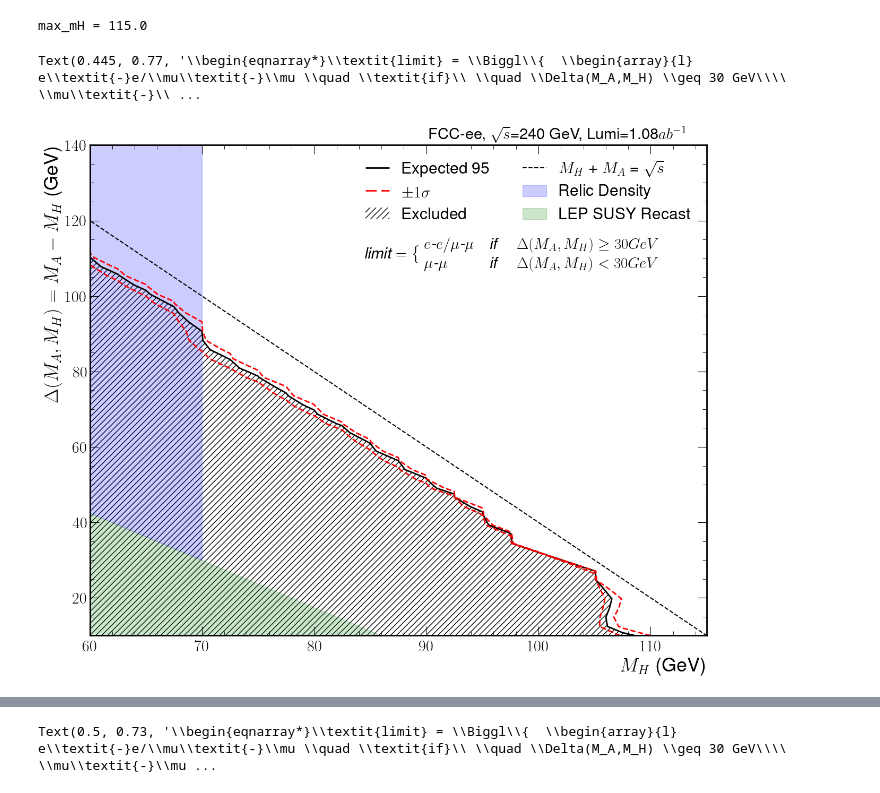
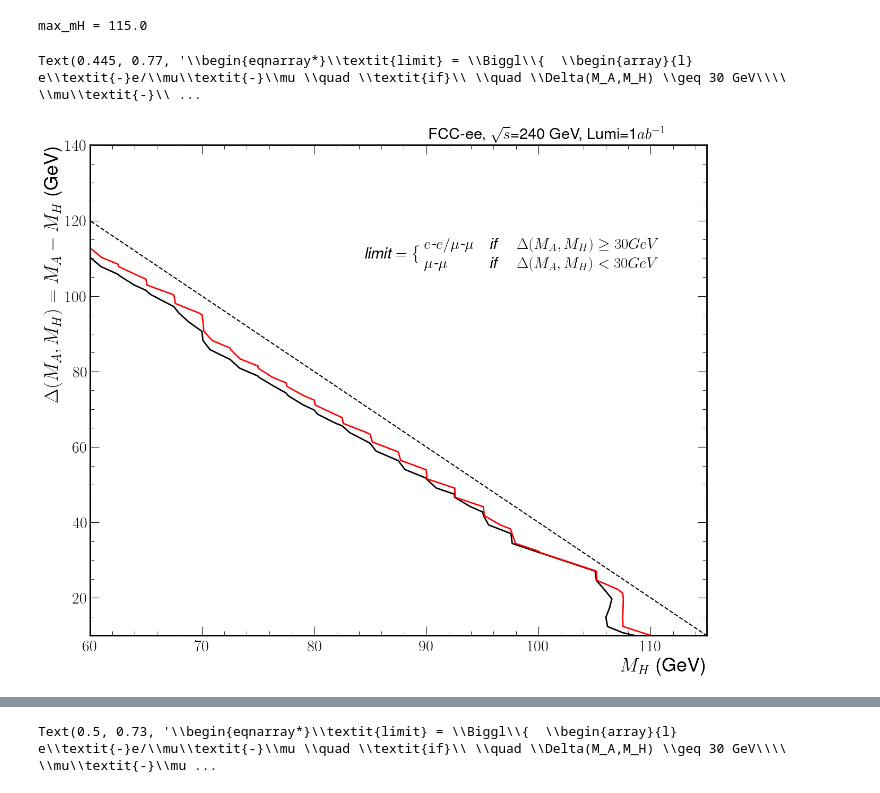
Before and after one commit to Teddy-Curtis/FCC-scan, a Jupyter notebook: fcc_study/post/plots/plotLimits.ipynb, the cells around one changed output, grey strips where cells are left out. Drawn from its saved outputs; the diff is of its cells as text; code cells hidden in the pictures.

```diff
--- a/fcc_study/post/plots/plotLimits.ipynb
+++ b/fcc_study/post/plots/plotLimits.ipynb
@@ -3,7 +3,7 @@ import numpy as np
 import matplotlib.pyplot as plt
 import json
 
-with open(f"/vols/cms/emc21/FCC/FCC-Study/runs/e240_full_run_fixedLumis/run1/combine_grid_space_2.5_scaled0.1/all_limits.json", "r") as f:
+with open(f"/vols/cms/emc21/FCC/FCC-Study/runs/e240NewestData/scenario_1/run1/combine_SecondNoMllBelow30ForElec_noInterp/all_limits.json", "r") as f:
     all_limits = json.load(f)
 # %%
 def fillMissingLimits(limits):
@@ -14,0 +696,15 @@ def fillMissingLimits(limits):
+# %%
+with open(f"/vols/cms/emc21/FCC/FCC-Study/runs/e240NewestData/scenario_1/run1/combine_SecondNoMllBelow30ForElec_noInterp/all_signifs.json", "r") as f:
+    all_sigs = json.load(f)
+
+with open(f"/vols/cms/emc21/FCC/FCC-Study/runs/e240NewestData/scenario_2/run1/combine_SecondNoMllBelow30ForElec_noInterp/all_signifs.json", "r") as f:
+    all_sig_scen2 = json.load(f)
+
+with open(f"/vols/cms/emc21/FCC/FCC-Study/runs/e240NewestData/scenario_3/run1/combine_SecondNoMllBelow30ForElec_noInterp/all_signifs.json", "r") as f:
+    all_sig_scen3 = json.load(f)
+
+
+
+grid, grid_x, grid_y = getSigs(all_sigs, all_ms)
+grid_scen2, grid_x, grid_y = getSigs(all_sig_scen2, all_ms)
+grid_scen3, grid_x, grid_y = getSigs(all_sig_scen3, all_ms)
@@ -72,8 +966,7 @@ for mass_point, limit_dict in all_limits.items():
 
     deltaAH = int(mA - mH)
 
-    row_idx = 100 - deltaAH
-    col_idx = mH - 70
+
     row_idx = len(diff_scan) - np.where(diff_scan == mA - mH)[0][0]
     col_idx = np.where(mHs == mH)[0][0]
 
@@ -201,74 +1168,77 @@ plt.ylim(np.min(diff_scan), ecom - 2 * np.min(mHs))
 con = plt.contour(plot_grid_for_contour, np.array([1]) , colors=['black'], linewidths=[2], extent=extent, origin='upper')
 handles_con, labels = con.legend_elements()
 
-con_filled = plt.contourf(plot_grid_for_contour, np.array([0, 1]), colors=['white', 'white'],
-                hatches = ['///', '//////'], levels=[0, 1], alpha=0.5, extent=extent, origin='upper')
-handles_con_filled, labels_filled = con_filled.legend_elements()
+con_other = plt.contour(plot_grid_other_for_contour, np.array([1]) , colors=['red'], linewidths=[2], extent=extent, origin='upper', linestyle=['--'])
+handles_con_other, labels_other = con_other.legend_elements()
 
-legend_elements = []
-legend_names = []
+# con_filled = plt.contourf(plot_grid_for_contour, np.array([0, 1]), colors=['white', 'white'],
+#                 hatches = ['///', '//////'], levels=[0, 1], alpha=0.5, extent=extent, origin='upper')
+# handles_con_filled, labels_filled = con_filled.legend_elements()
 
-if not skipSigmaBands:
-    con_up = plt.contour(plot_grid_for_up_contour, np.array([1]) , colors=['red'],
-                        linewidths=[2], linestyles=['--'], extent=extent, origin='upper')
-    handles_con_up, labels_con_up = con_up.legend_elements()
+# legend_elements = []
+# legend_names = []
 
-    con_down = plt.contour(plot_grid_for_down_contour, np.array([1]) , colors=['red'],
-                        linewidths=[2], linestyles=['--'], extent=extent, origin='upper')
-    handles_con_down, labels_con_down = con_down.legend_elements()
+# if not skipSigmaBands:
+#     con_up = plt.contour(plot_grid_for_up_contour, np.array([1]) , colors=['red'],
+#                         linewidths=[2], linestyles=['--'], extent=extent, origin='upper')
+#     handles_con_up, labels_con_up = con_up.legend_elements()
 
-    legend_elements += handles_con + handles_con_up + handles_con_filled  + line
-    legend_names += ["Expected 95% CL", "$\pm 1 \sigma$", "Excluded", '$M_H$ + $M_A$ = $\sqrt{s}$']
+#     con_down = plt.contour(plot_grid_for_down_contour, np.array([1]) , colors=['red'],
+#                         linewidths=[2], linestyles=['--'], extent=extent, origin='upper')
+#     handles_con_down, labels_con_down = con_down.legend_elements()
+
+#     legend_elements += handles_con + handles_con_up + handles_con_filled  + line
+#     legend_names += ["Expected 95% CL", "$\pm 1 \sigma$", "Excluded", '$M_H$ + $M_A$ = $\sqrt{s}$']
 
 
-else:
-    legend_elements + handles_con + handles_con_filled  + line
-    legend_names += ["Expected 95% CL", "$\pm 1 \sigma$", "Excluded", '$M_H$ + $M_A$ = $\sqrt{s}$']
+# else:
+#     legend_elements + handles_con + handles_con_filled  + line
+#     legend_names += ["Expected 95% CL", "$\pm 1 \sigma$", "Excluded", '$M_H$ + $M_A$ = $\sqrt{s}$']
 
 
 
 
 
-if plot_excluded:
-    x = np.arange(50, 71, 1)
-    y1 = (-5 / 4) * x + 117.5
-    y2 = 150 * np.ones_like(x)
-    excl_dm = plt.fill_between(x, y1, y2, color='blue', alpha=0.2, label = 'Excluded by DM Observations')
-    #handles_excl_dm, labels_excl_dm = excl_dm.legend_elements()
+# if plot_excluded:
+#     x = np.arange(50, 71, 1)
+#     y1 = (-5 / 4) * x + 117.5
+#     y2 = 150 * np.ones_like(x)
+#     excl_dm = plt.fill_between(x, y1, y2, color='blue', alpha=0.2, label = 'Excluded by DM Observations')
+#     #handles_excl_dm, labels_excl_dm = excl_dm.legend_elements()
 
-    x2 = np.arange(50, 91, 1)
-    y3 = (-5 / 4) * x2 + 117.5
-    y4 = 10 * np.ones_like(x2)
-    excl_LEP = plt.fill_between(x2, y3, y4, color='green', alpha=0.2, label = 'Excluded by LEP')
+#     x2 = np.arange(50, 91, 1)
+#     y3 = (-5 / 4) * x2 + 117.5
+#     y4 = 10 * np.ones_like(x2)
+#     excl_LEP = plt.fill_between(x2, y3, y4, color='green', alpha=0.2, label = 'Excluded by LEP')
 
-    legend_elements += [excl_dm, excl_LEP]
-    legend_names += ["Relic Density", "LEP SUSY Recast"]
+#     legend_elements += [excl_dm, excl_LEP]
+#     legend_names += ["Relic Density", "LEP SUSY Recast"]
 
-ax.legend(legend_elements,
-          legend_names,
-          loc='upper right', ncol=2)
+# ax.legend(legend_elements,
+#           legend_names,
+#           loc='upper right', ncol=2)
 
 plt.xlabel("$M_H$ (GeV)")
 plt.ylabel(r"$\Delta(M_A,M_H) = M_A - M_H$ (GeV)")
 
 
 plt.text(0.55, 1.013, r"FCC-ee,  $\sqrt{s}$" + f"={ecom} GeV,  " + f"Lumi={lumi}" + "$ab^{-1}$", fontsize="21",
              transform=ax.transAxes)
 
 
 eq1 = (r"\begin{eqnarray*}"
         r"\textit{limit} = \Biggl\{"
         r"  \begin{array}{l}"
         r" e\textit{-}e/\mu\textit{-}\mu \quad \textit{if}\ \quad \Delta(M_A,M_H) \geq 30 GeV\\"
         r"  \mu\textit{-}\mu \quad \quad \; \; \, \textit{if}\ \quad \Delta(M_A,M_H) < 30 GeV"
         r"\end{array}"
        r"\end{eqnarray*}")
 plt.text(0.445, 0.77, eq1, fontsize="21",
              transform=ax.transAxes)
 # %% [output]
 max_mH = 115.0
 Text(0.445, 0.77, '\\begin{eqnarray*}\\textit{limit} = \\Biggl\\{  \\begin{array}{l} e\\textit{-}e/\\mu\\textit{-}\\mu \\quad \\textit{if}\\ \\quad \\Delta(M_A,M_H) \\geq 30 GeV\\\\  \\mu\\textit{-}\\ ...
-[figure, old version]
+[figure, new version]
 # %%
 excl_dm?
 # %% [output]
```
Also changed, not shown: parts of 34 cells of this notebook, 3 other files.
